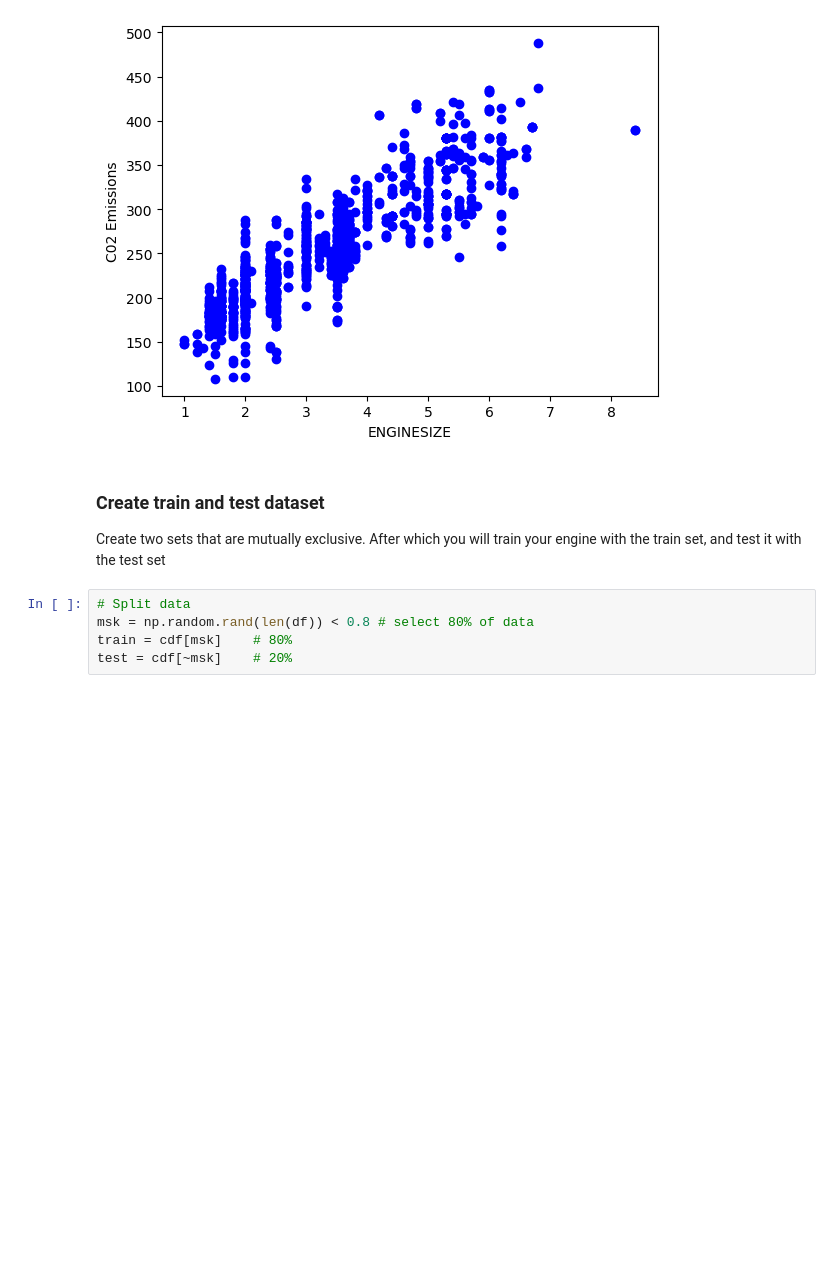
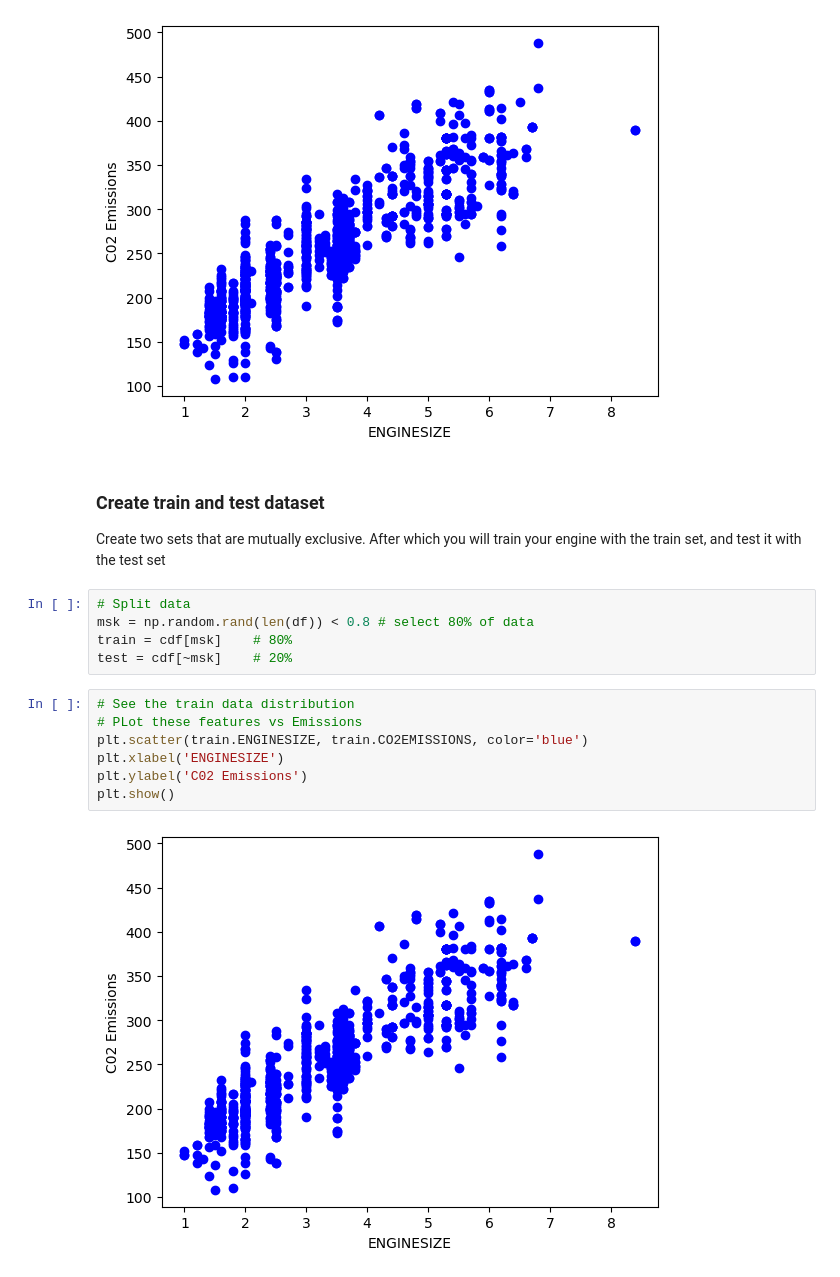
Before and after one commit to CS4580/F24-notes, a Jupyter notebook: module8/SimpleLinearRegression.ipynb, the cells around one changed output. Cells and saved outputs as stored; diff of their text form; blank space fills up the shorter version.

```diff
--- a/module8/SimpleLinearRegression.ipynb
+++ b/module8/SimpleLinearRegression.ipynb
@@ -66,3 +66,12 @@ Create two sets that are mutually exclusive. After which you will train your eng
 msk = np.random.rand(len(df)) < 0.8 # select 80% of data
 train = cdf[msk]    # 80%
 test = cdf[~msk]    # 20%
+# %%
+# See the train data distribution
+# PLot these features vs Emissions
+plt.scatter(train.ENGINESIZE, train.CO2EMISSIONS, color='blue')
+plt.xlabel('ENGINESIZE')
+plt.ylabel('C02 Emissions')
+plt.show()
+# %% [output]
+[figure, added]
```
Also changed, not shown: parts of 3 cells of this notebook.
